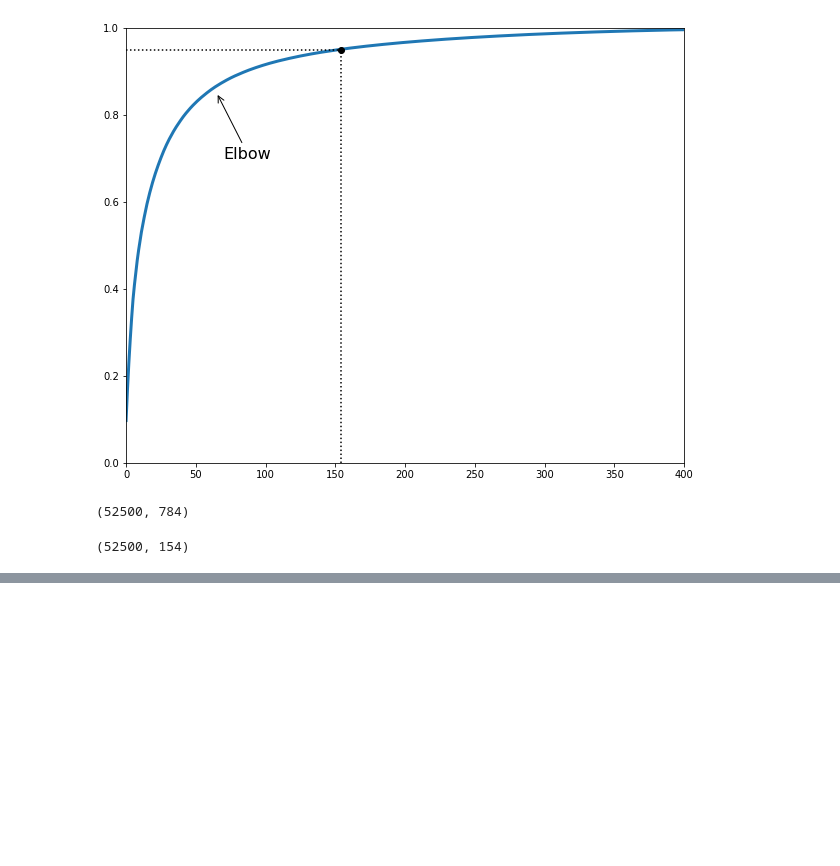
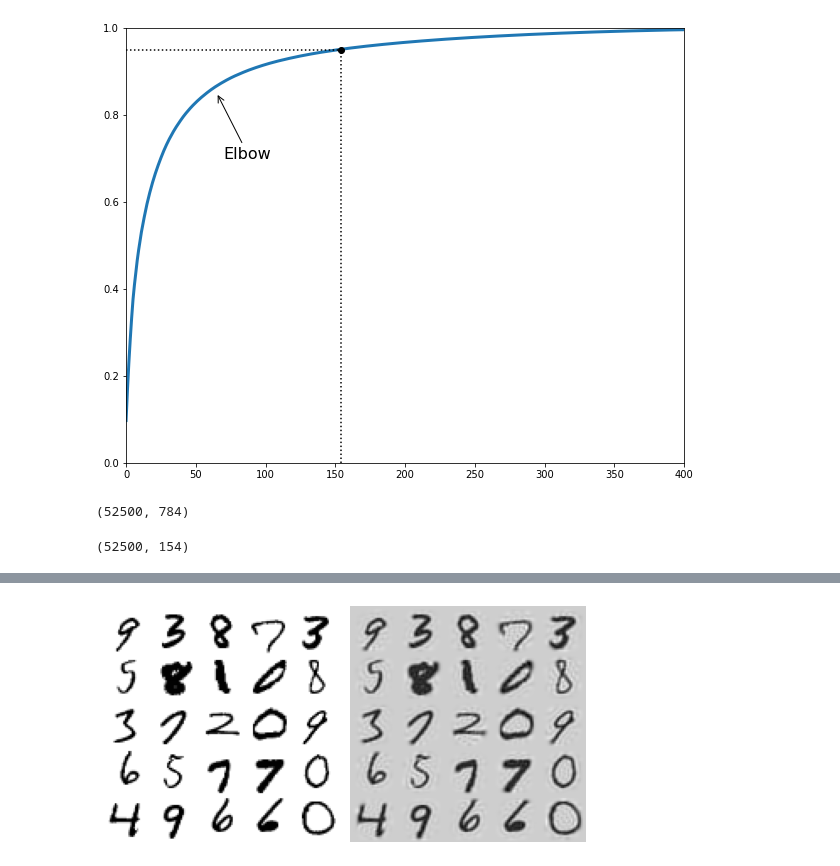
Before and after one commit to EUN-GYUL/ml_study_2023_Q1, a Jupyter notebook: dimentionality-reduction/dimentionality-reduction.ipynb, the cells around one changed output, grey strips where cells are left out. Saved outputs shown, nothing was run; the diff lists cells and outputs as text; code cells hidden in the pictures; blank space fills up the shorter version.

```diff
--- a/dimentionality-reduction/dimentionality-reduction.ipynb
+++ b/dimentionality-reduction/dimentionality-reduction.ipynb
@@ -183,0 +249,11 @@ X_reduced.shape
+# %%
+X_recovered_inc_pca = inc_pca.inverse_transform(X_reduced)
+# %%
+plt.figure(figsize=(7, 4))
+plt.subplot(121)
+plot_digits(X_train[::2100])
+plt.subplot(122)
+plot_digits(X_recovered_inc_pca[::2100])
+plt.tight_layout()
+# %% [output]
+[figure, added]
```
Also changed, not shown: parts of 11 cells of this notebook, 1 other file.
